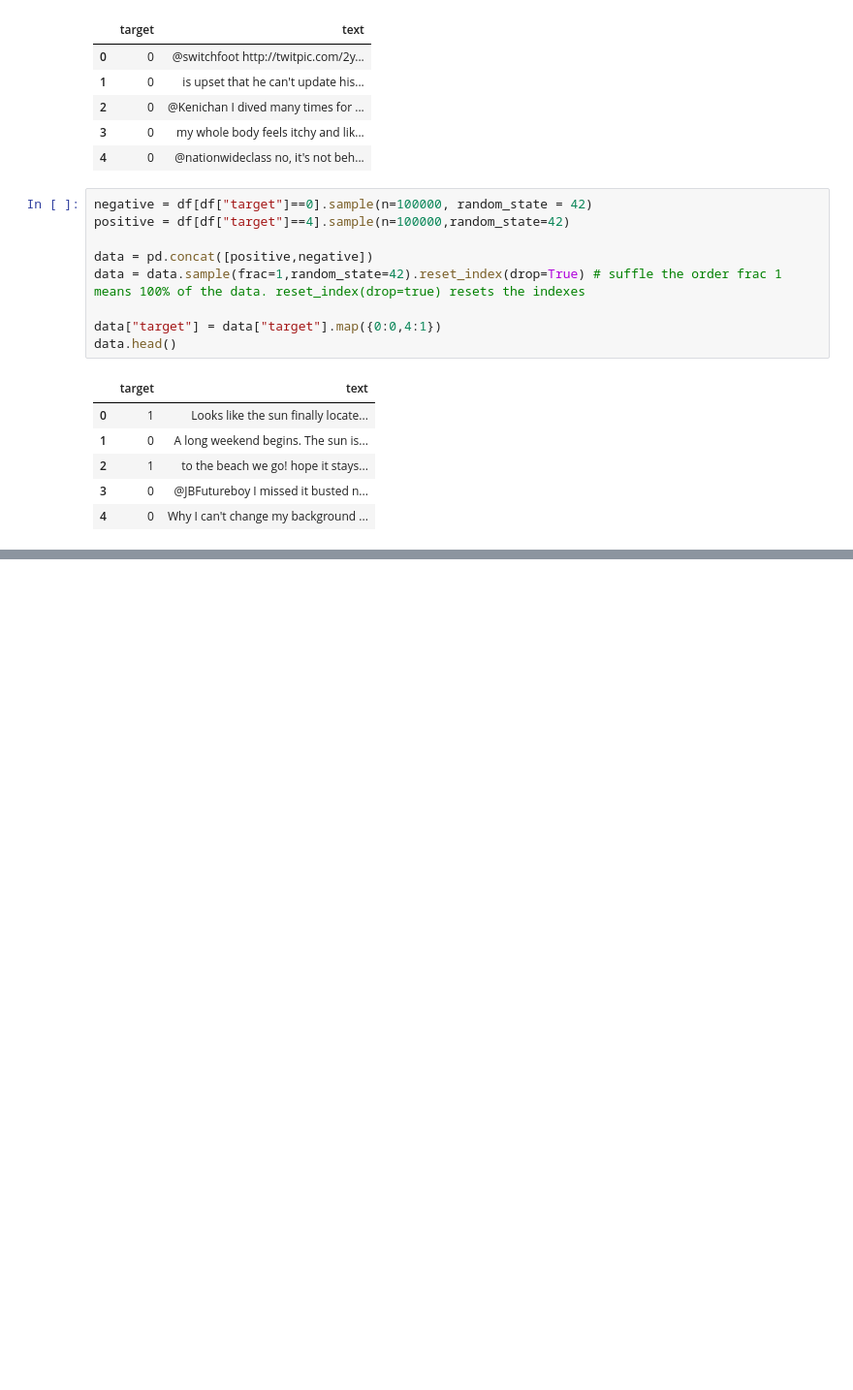
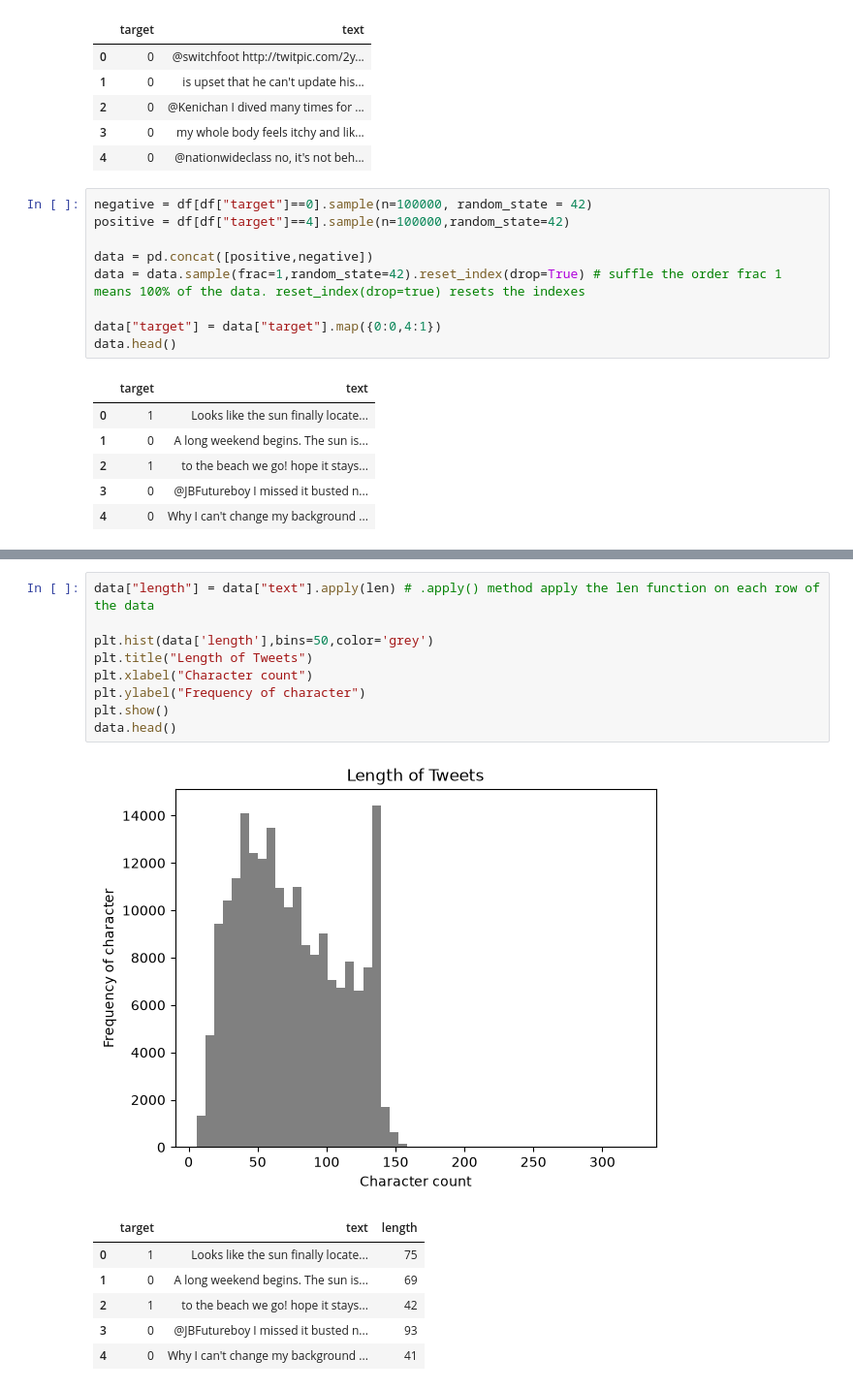
Before and after one commit to gyan-prakash-007/sentiment-analysis-project, a Jupyter notebook: sentiment_analysis.ipynb, the cells around one changed output, grey strips where cells are left out. Shown at 97% size. Cells and saved outputs as stored; diff of their text form; blank space fills up the shorter version.

```diff
--- a/sentiment_analysis.ipynb
+++ b/sentiment_analysis.ipynb
@@ -43,0 +47,17 @@ plt.show()
+# %%
+data["length"] = data["text"].apply(len) # .apply() method apply the len function on each row of the data
+
+plt.hist(data['length'],bins=50,color='grey')
+plt.title("Length of Tweets")
+plt.xlabel("Character count")
+plt.ylabel("Frequency of character")
+plt.show()
+data.head()
+# %% [output]
+[figure, added]
+|  | target | text | length |
+| 0 | 1 | Looks like the sun finally locate... | 75 |
+| 1 | 0 | A long weekend begins. The sun is... | 69 |
+| 2 | 1 | to the beach we go! hope it stays... | 42 |
+| 3 | 0 | @JBFutureboy I missed it busted n... | 93 |
+| 4 | 0 | Why I can't change my background ... | 41 |
```
Also changed, not shown: parts of 3 cells of this notebook.
